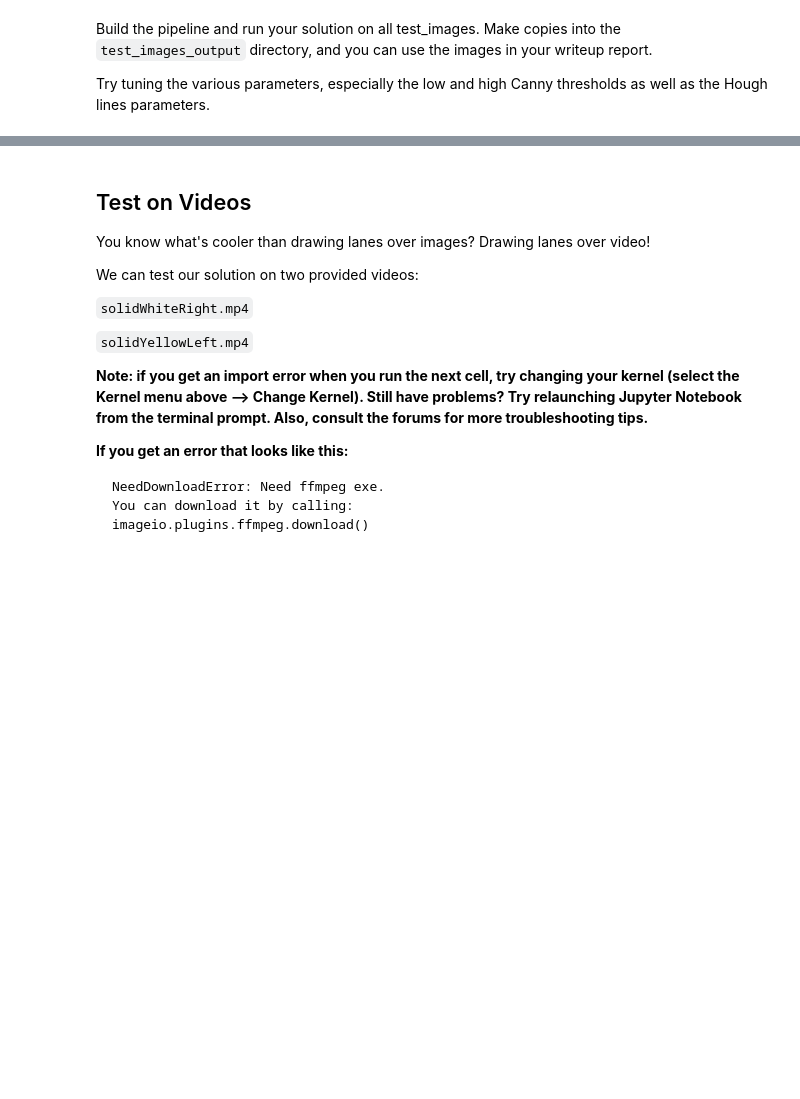
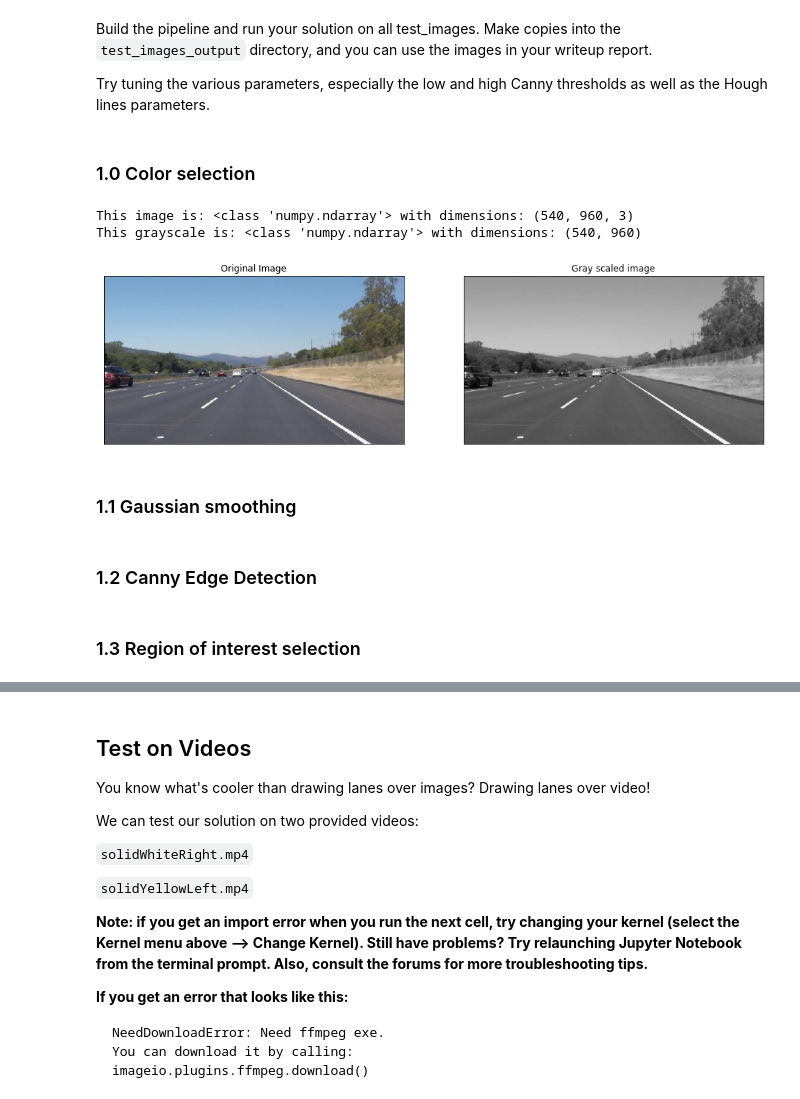
Before and after one commit to Nyarish/Finding-Lane-Lines-on-the-Road, a Jupyter notebook: P1.ipynb, the cells around one changed output, grey strips where cells are left out. Cells and saved outputs as stored; diff of their text form; code cells hidden in the pictures; blank space fills up the shorter version.

Commit message:
This commit adds paramaters for the pipeline

```diff
--- a/P1.ipynb
+++ b/P1.ipynb
@@ -197,0 +211,31 @@ Try tuning the various parameters, especially the low and high Canny thresholds
+# %% [markdown]
+### 1.0  Color selection
+# %%
+# TODO: Build your pipeline that will draw lane lines on the test_images
+# then save them to the test_images_output directory.
+
+# Read in and convert the image to grayscale
+
+img = mpimg.imread('test_images/solidWhiteRight.jpg')
+print('This image is:', type(img), 'with dimensions:', img.shape)
+gray = grayscale(img)
+print('This grayscale is:', type(gray), 'with dimensions:', gray.shape)
+
+# plt.figure(figsize=(12,8))
+# plt.imshow(gray, cmap='gray');
+
+
+# plt images
+plt.figure(figsize=(16,12))
+plt.subplot(121),plt.imshow(img);
+plt.title('Original Image'), plt.xticks([]), plt.yticks([])
+plt.subplot(122),plt.imshow(gray, cmap='gray');
+plt.title('Gray scaled image'), plt.xticks([]), plt.yticks([])
+
+plt.show()
+# %% [output]
+This image is: <class 'numpy.ndarray'> with dimensions: (540, 960, 3)
+This grayscale is: <class 'numpy.ndarray'> with dimensions: (540, 960)
+[figure, added]
+# %% [markdown]
+### 1.1 Gaussian smoothing
@@ -197,0 +247,2 @@ Try tuning the various parameters, especially the low and high Canny thresholds
+# %% [markdown]
+### 1.2 Canny Edge Detection
@@ -197,0 +254,2 @@ Try tuning the various parameters, especially the low and high Canny thresholds
+# %% [markdown]
+### 1.3 Region of interest selection
```
Also changed, not shown: parts of 14 cells of this notebook, 1 other file.
